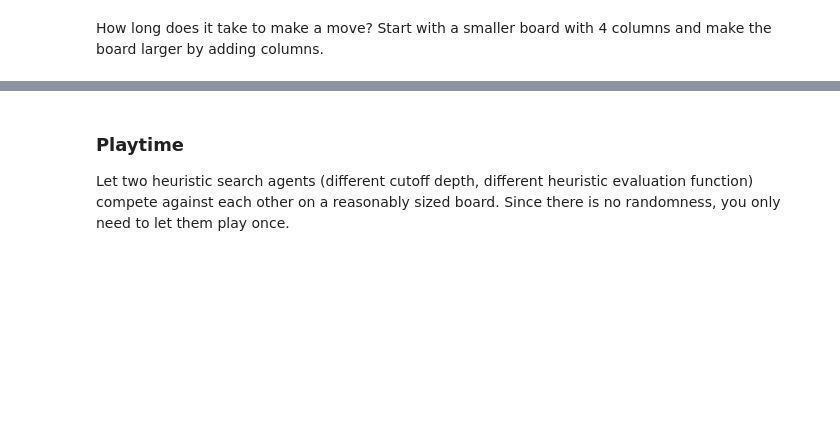
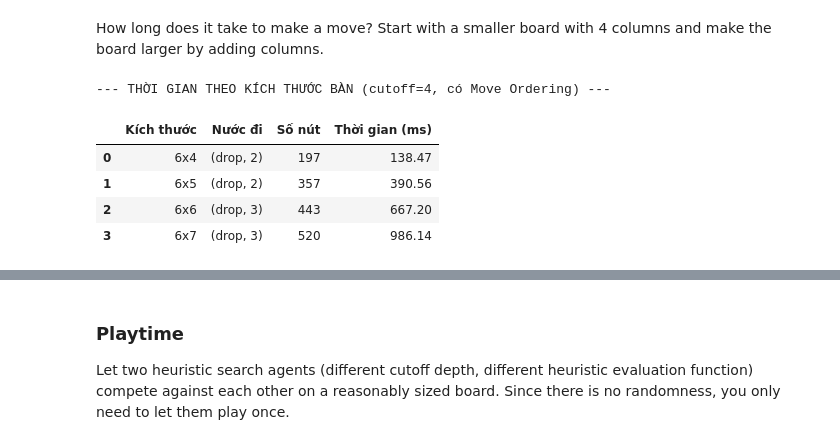
Before and after one commit to SGU-2627-PBL-AdvancedAI/LAB05_GAME, a Jupyter notebook: assignment_mean_connect4.ipynb, the cells around one changed output, grey strips where cells are left out. Saved outputs shown, nothing was run; the diff lists cells and outputs as text; code cells hidden in the pictures; blank space fills up the shorter version.

```diff
--- a/assignment_mean_connect4.ipynb
+++ b/assignment_mean_connect4.ipynb
@@ -173,0 +786,20 @@ Experiment with the same manually created boards as above to check if the agent
+# %%
+print("--- KIỂM THỬ HEURISTIC ALPHA-BETA TRÊN 5 BÀN CỜ 6x7 (cutoff=4) ---")
+b1 = empty_board((6, 7)); b1[5, 1]=1; b1[5, 2]=1; b1[5, 3]=1 # Đỏ sắp thắng ngang
+b2 = empty_board((6, 7)); b2[5, 2]=-1; b2[4, 2]=-1; b2[3, 2]=-1 # Vàng sắp thắng dọc
+b3 = empty_board((6, 7)); b3[5, 0]=1; b3[5, 1]=1; b3[5, 2]=-1 # Đỏ có thể dùng Mean rút Vàng
+b4 = empty_board((6, 7)) # Bàn rỗng
+b5 = empty_board((6, 7)); b5[5, 3]=1; b5[4, 3]=-1; b5[5, 4]=1; b5[4, 4]=-1 # Cờ giằng co
+
+boards_6x7 = [("1. Đỏ sắp thắng ngang", b1),
+              ("2. Vàng sắp thắng dọc", b2),
+              ("3. Đỏ dùng Mean rút Vàng", b3),
+              ("4. Bàn rỗng 6x7", b4),
+              ("5. Bàn cờ giằng co", b5)]
+
+for name, b in boards_6x7:
+    print(f"\n{name}:")
+    t0 = time.perf_counter()
+    res = heuristic_alpha_beta_search(b, player=1, cutoff=4, use_ordering=True)
+    t_ms = (time.perf_counter() - t0) * 1000
+    print(f"Nước đi chọn: {res['move']}, Giá trị ước lượng: {res['value']:.4f}, Số nút: {res['nodes']}, Thời gian: {t_ms:.2f} ms")
@@ -177,0 +831,22 @@ How long does it take to make a move? Start with a smaller board with 4 columns
+# %%
+import pandas as pd
+
+print("--- THỜI GIAN THEO KÍCH THƯỚC BÀN (cutoff=4, có Move Ordering) ---")
+sizes = [(6, 4), (6, 5), (6, 6), (6, 7)]
+scale_rows = []
+
+for r, c in sizes:
+    b = empty_board((r, c))
+    t0 = time.perf_counter()
+    res = heuristic_alpha_beta_search(b, player=1, cutoff=4, use_ordering=True)
+    t_ms = (time.perf_counter() - t0) * 1000
+    scale_rows.append({"Kích thước": f"{r}x{c}", "Nước đi": res["move"], "Số nút": res["nodes"], "Thời gian (ms)": round(t_ms, 2)})
+
+display(pd.DataFrame(scale_rows))
+# %% [output]
+--- THỜI GIAN THEO KÍCH THƯỚC BÀN (cutoff=4, có Move Ordering) ---
+|  | Kích thước | Nước đi | Số nút | Thời gian (ms) |
+| 0 | 6x4 | (drop, 2) | 197 | 138.47 |
+| 1 | 6x5 | (drop, 2) | 357 | 390.56 |
+| 2 | 6x6 | (drop, 3) | 443 | 667.20 |
+| 3 | 6x7 | (drop, 3) | 520 | 986.14 |
```
Also changed, not shown: parts of 54 cells of this notebook.
